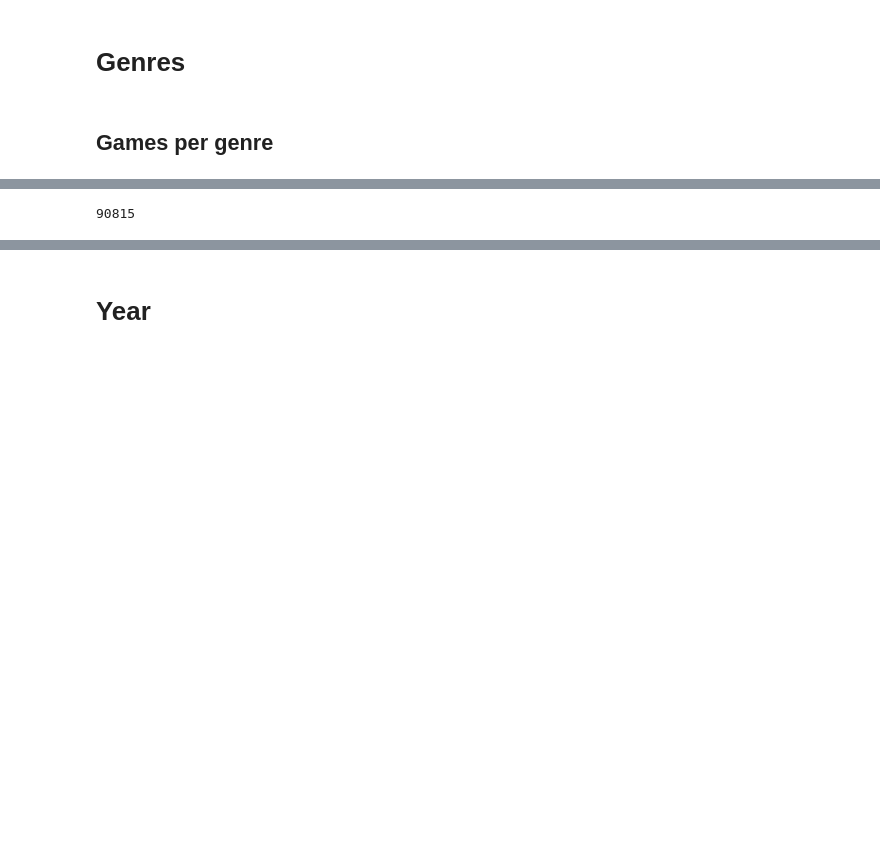
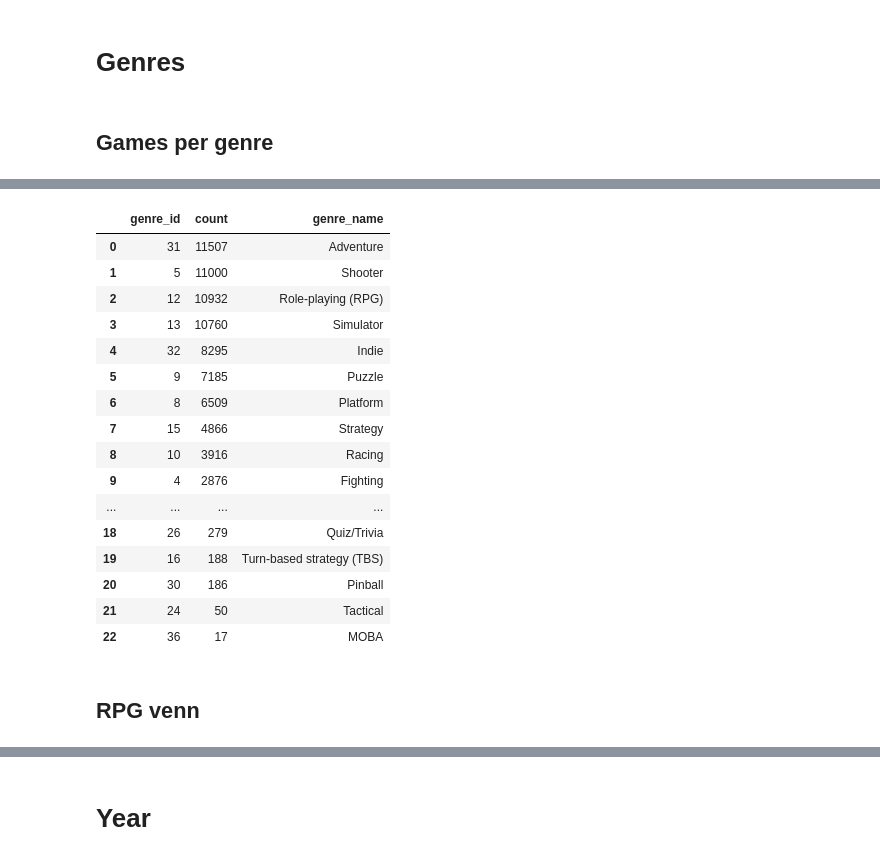
Before and after one commit to riccardoRubei/MSR2024-Data-Showcase, a Jupyter notebook: scripts/data_analysis.ipynb, the cells around one changed output, grey strips where cells are left out. Cells and saved outputs as stored; diff of their text form; code cells hidden in the pictures; blank space fills up the shorter version.

```diff
--- a/scripts/data_analysis.ipynb
+++ b/scripts/data_analysis.ipynb
@@ -96,0 +124,21 @@ memory usage: 6.9+ MB
+# %%
+if not os.path.exists('dataset_igdb_hltb.csv'):
+
+    dataset_hltb = pd.read_csv('dataset_hltb.csv', lineterminator='\n', encoding="utf-8")
+
+    dataset = pd.read_csv('dataset_igdb.csv', lineterminator='\n', encoding="utf-8")
+
+    # concatenate the two datasets
+    dataset = pd.merge(dataset, dataset_hltb, how='left', left_on='name', right_on='name')
+
+    dataset.to_csv('dataset_igdb_hltb.csv', index=False, encoding='utf-8', lineterminator='\n')
+
+else:
+    dataset = pd.read_csv('dataset_igdb_hltb.csv', lineterminator='\n', encoding="utf-8",
+                            converters={"id": str,
+                                        "first_release_date": pd.to_datetime,
+                                        "platforms": literal_eval,
+                                        "genres": lambda x: x.strip("[]").split(", ") if x != 'Missing' else 'Missing'
+                                        })
+
+dataset.info()
@@ -221,20 +247,38 @@ Number of games with missing genres:  9048
 # %%
 # remove genres values missing values
 dataset_no_nas = dataset.dropna(subset=['genres'])
-# remove genres values  ''
+# remove lists with empty strings
 dataset_no_nas = dataset_no_nas[dataset_no_nas['genres'].apply(lambda x: x[0] != '')]
 
 games_per_genre = dataset_no_nas['genres'].apply(lambda x: x[0]).value_counts().sort_values(ascending=False)
 
 games_per_genre = pd.DataFrame(games_per_genre).reset_index().rename(columns={'genres': 'genre_id'})
 games_per_genre['genre_id'] = games_per_genre['genre_id'].astype(int)
 games_per_genre = games_per_genre.merge(df_genres, on='genre_id', how='left')
 games_per_genre.sort_values(by='count', ascending=False)
 
 games_per_genre['count'].sum()
-# games_per_genre
+games_per_genre
 # %% [output]
-90815
+|  | genre_id | count | genre_name |
+| 0 | 31 | 11507 | Adventure |
+| 1 | 5 | 11000 | Shooter |
+| 2 | 12 | 10932 | Role-playing (RPG) |
+| 3 | 13 | 10760 | Simulator |
+| 4 | 32 | 8295 | Indie |
+| 5 | 9 | 7185 | Puzzle |
+| 6 | 8 | 6509 | Platform |
+| 7 | 15 | 4866 | Strategy |
+| 8 | 10 | 3916 | Racing |
+| 9 | 4 | 2876 | Fighting |
+| ... | ... | ... | ... |
+| 18 | 26 | 279 | Quiz/Trivia |
+| 19 | 16 | 188 | Turn-based strategy (TBS) |
+| 20 | 30 | 186 | Pinball |
+| 21 | 24 | 50 | Tactical |
+| 22 | 36 | 17 | MOBA |
+# %% [markdown]
+## RPG venn
 # %%
 # list all games that contains the genre '12' in the list of genres
 dataset_rpg = dataset_no_nas[dataset_no_nas['genres'].apply(lambda x: '12' in x)]
```
Also changed, not shown: parts of 13 cells of this notebook, 1 other file.
